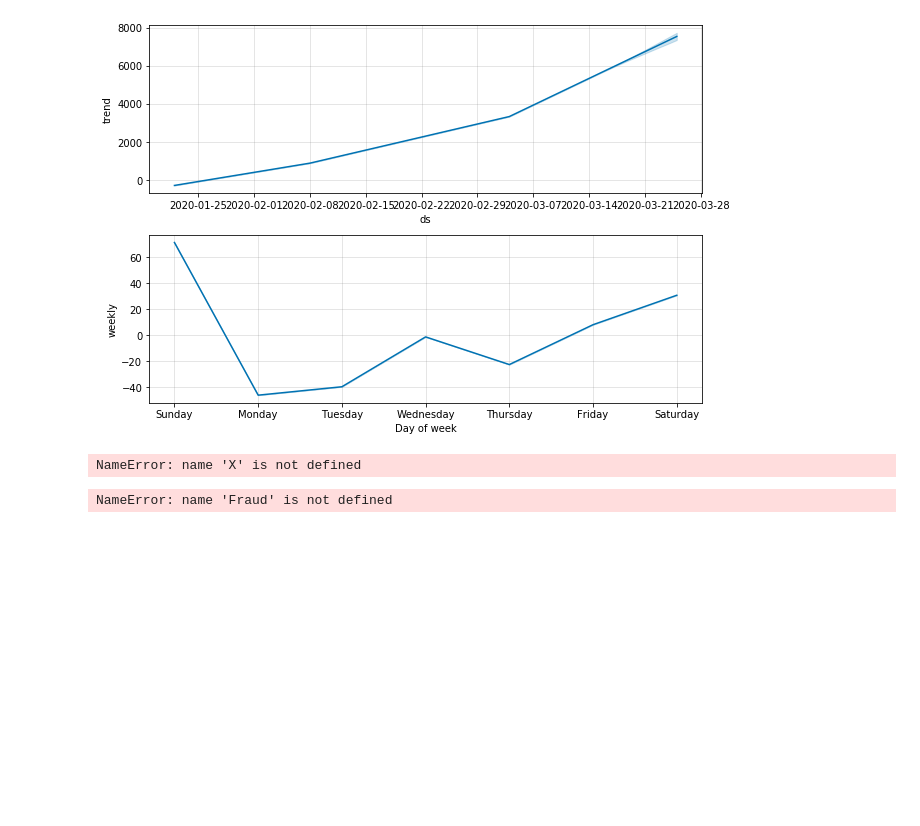
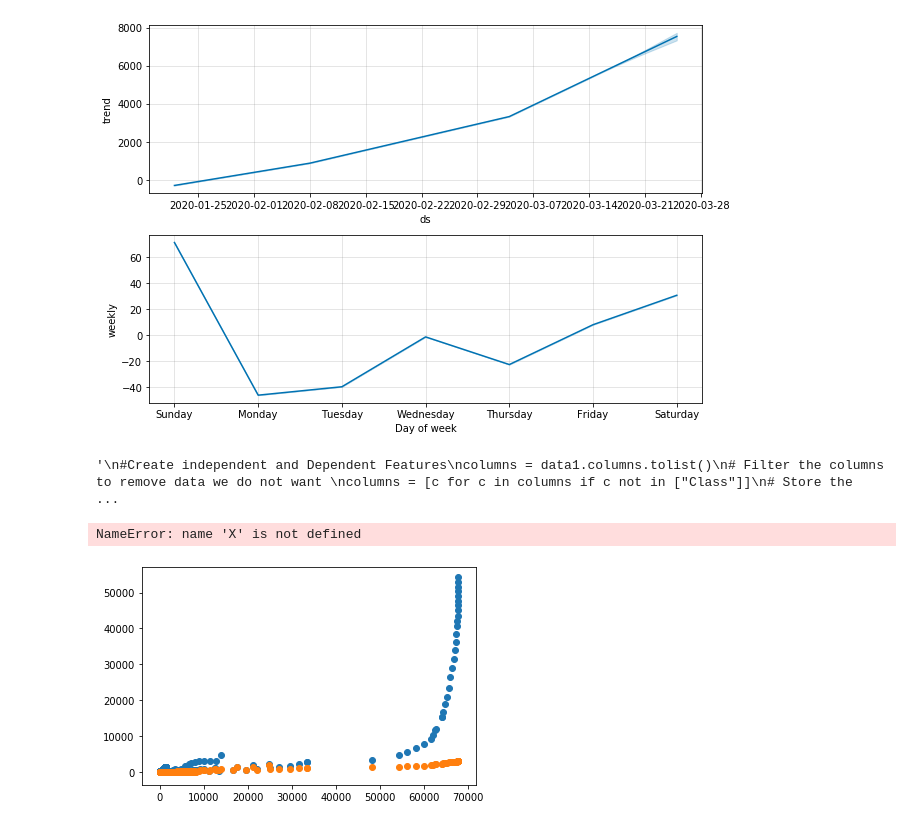
Before and after one commit to harshitgupta1998/Covid-19-Trend-Analysis-Using-Neural-Networks, a Jupyter notebook: Main_visualization_dataset/NOVEL_CORONAVIRUS.ipynb, the cells around one changed output. Drawn from its saved outputs; the diff is of its cells as text; code cells hidden in the pictures; blank space fills up the shorter version.

```diff
--- a/Main_visualization_dataset/NOVEL_CORONAVIRUS.ipynb
+++ b/Main_visualization_dataset/NOVEL_CORONAVIRUS.ipynb
@@ -273,7 +273,7 @@ deaths_forecast_plot = m.plot_components(forecast)
 # %% [output]
 [figure]
 # %%
-
+"""
 #Create independent and Dependent Features
 columns = data1.columns.tolist()
 # Filter the columns to remove data we do not want
@@ -287,7 +287,9 @@ Y = data1[target]
 X_outliers = state.uniform(low=0, high=1, size=(X.shape[0], X.shape[1]))
 # Print the shapes of X & Y
 print(X.shape)
-print(Y.shape)
+print(Y.shape)"""
+# %% [output]
+'\n#Create independent and Dependent Features\ncolumns = data1.columns.tolist()\n# Filter the columns to remove data we do not want \ncolumns = [c for c in columns if c not in ["Class"]]\n# Store the  ...
 # %%
 classifiers = {
     "Isolation Forest":IsolationForest(n_estimators=100, max_samples=len(X),
@@ -305,26 +305,21 @@ type(classifiers)
-# %%
-n_outliers = len(Fraud)
-for i, (clf_name,clf) in enumerate(classifiers.items()):
-    #Fit the data and tag outliers
-    if clf_name == "Local Outlier Factor":
-        y_pred = clf.fit_predict(X)
-        scores_prediction = clf.negative_outlier_factor_
-    elif clf_name == "Support Vector Machine":
-        clf.fit(X)
-        y_pred = clf.predict(X)
-    else:
-        clf.fit(X)
-        scores_prediction = clf.decision_function(X)
-        y_pred = clf.predict(X)
-    #Reshape the prediction values to 0 for Valid transactions , 1 for Fraud transactions
-    y_pred[y_pred == 1] = 0
-    y_pred[y_pred == -1] = 1
-    n_errors = (y_pred != Y).sum()
-    # Run Classification Metrics
-    print("{}: {}".format(clf_name,n_errors))
-    print("Accuracy Score :")
-    print(accuracy_score(Y,y_pred))
-    print("Classification Report :")
-    print(classification_report(Y,y_pred))
-# %% [output]
-NameError: name 'Fraud' is not defined
+# %%
+import numpy as np
+from sklearn.linear_model import LinearRegression
+from sklearn.linear_model import LogisticRegression
+
+df1= pd.read_csv(r'C:/Users/harshit/Desktop/Corona-project/covid_19_data.csv')
+lr=LinearRegression()
+lg=LogisticRegression()
+x=np.array(df1['Confirmed'])
+y=np.array(df1['Recovered'])
+z=np.array(df1['Deaths']) # rate of recovery and deaths.
+x=x.reshape(-1,1)
+lr.fit(x,y)
+y_predict=lr.predict(x)
+plt.scatter(x,y)
+plt.scatter(x,z)
+
+#plt.plot(x,y_predict,color='red')
+plt.show()
+# %% [output]
+[figure, added]
```
Also changed, not shown: parts of 5 cells of this notebook.
